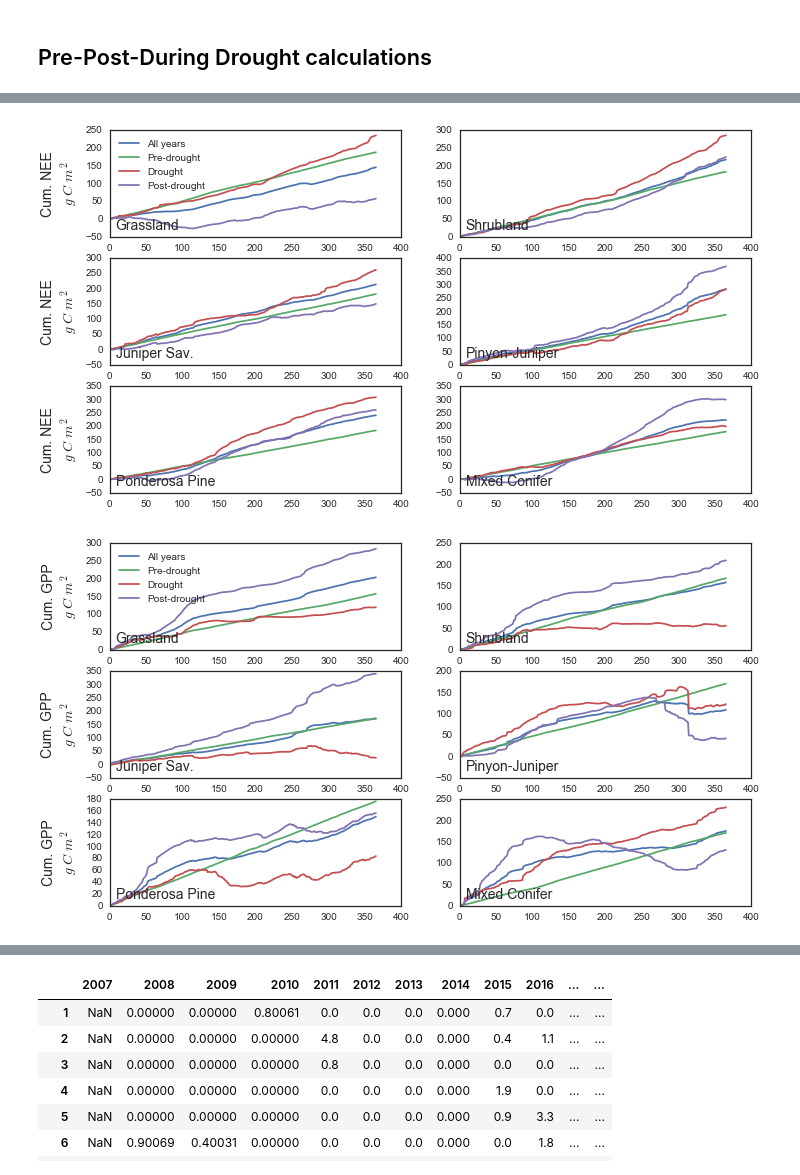
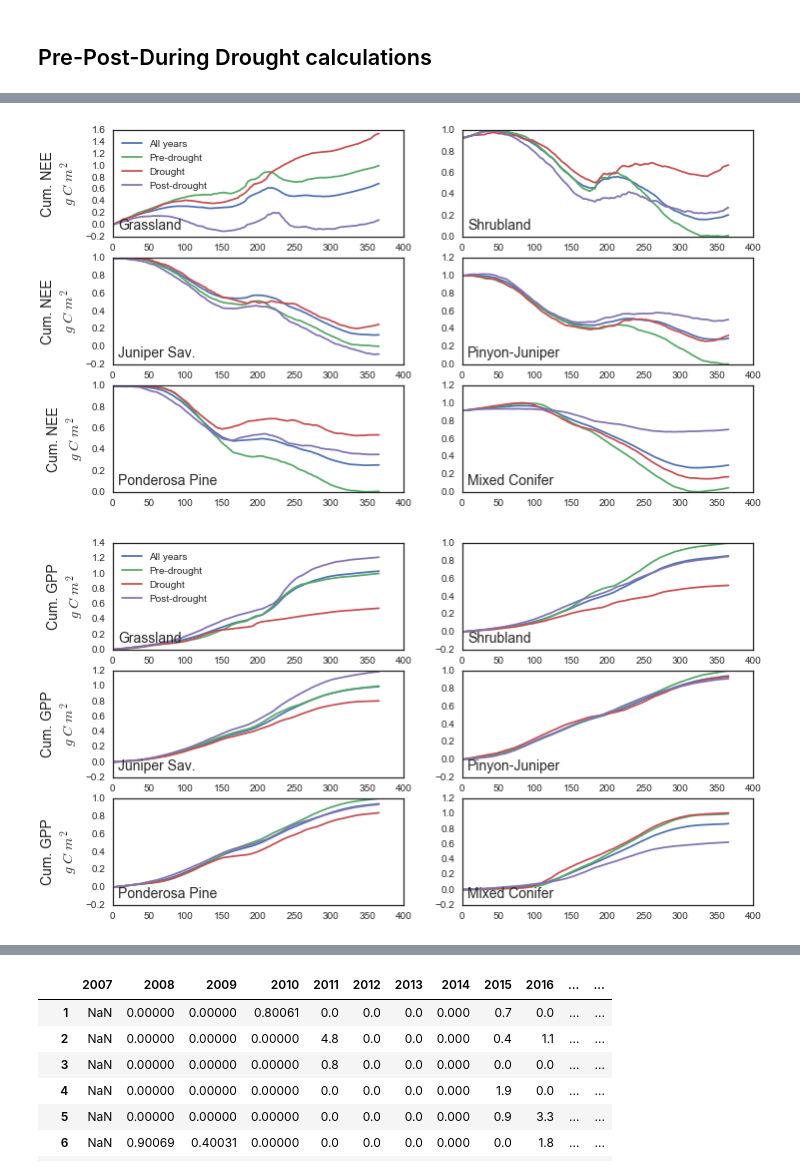
Before and after one commit to alemood/NMEG_miscellany, a Jupyter notebook: jupyter/DroughtYears_analysis.ipynb, the cells around one changed output, grey strips where cells are left out. Cells and saved outputs as stored; diff of their text form; code cells hidden in the pictures.

```diff
--- a/jupyter/DroughtYears_analysis.ipynb
+++ b/jupyter/DroughtYears_analysis.ipynb
@@ -82,13 +82,13 @@ def mod_clim( clim ):
 
 
     # Calculate normalized means wrt predrght
-    clim_min = clim["predrght_mean"].min(axis=0)
-    clim_max = clim["predrght_mean"].max(axis=0)
+    #clim_min = clim["predrght_mean"].min(axis=0)
+    #clim_max = clim["predrght_mean"].max(axis=0)
 
-    clim[' allyr_mean_norm'] = (clim.allyr_mean - clim_min) / (clim_max - clim_min)
-    clim[ 'predrght_mean_norm'] = (clim.predrght_mean - clim_min) / (clim_max - clim_min)
-    clim[ 'drght_mean_norm'] = (clim.drght_mean -  clim_min) / (clim_max - clim_min)
-    clim[ 'postdrght_mean_norm'] = (clim.postdrght_mean - - clim_min) / (clim_max - clim_min)
+    #clim[' allyr_mean_norm'] = (clim.allyr_mean - clim_min) / (clim_max - clim_min)
+    #clim[ 'predrght_mean_norm'] = (clim.predrght_mean - clim_min) / (clim_max - clim_min)
+    #clim[ 'drght_mean_norm'] = (clim.drght_mean -  clim_min) / (clim_max - clim_min)
+    #clim[ 'postdrght_mean_norm'] = (clim.postdrght_mean - - clim_min) / (clim_max - clim_min)
 
     # Calculate anomalies from allyear mean for drought-post-drought
     clim[ 'predrght_mean_anom' ] = clim.predrght_mean - clim.allyr_mean
@@ -563,0 +563,6 @@ NameError: name 'clim' is not defined
+# %%
+prdrghtmin=np.min(np.cumsum(gpp_clim['Seg'].predrght_mean))
+
+prdrghtmax = np.max(np.cumsum(gpp_clim['Seg'].predrght_mean))
+a=((np.cumsum(gpp_clim['Seg'].predrght_mean) ) - prdrghtmin ) / (prdrghtmax - prdrghtmin )
+a
@@ -566,40 +589,44 @@ def plot_cumulative_drought( clim, fig, label, norm=False):
     ax = list();
     for i, site in enumerate(sites):
         if norm:
+            # Get the min and max, or first and last, values of each climatic period
+            prdrghtmin = np.min(np.cumsum(clim[site].predrght_mean))
+            prdrghtmax = np.max(np.cumsum(clim[site].predrght_mean))
+
             # This isn't giving us what we need for cumulative normalized values
             ax.append(fig.add_subplot(len(sites)/2, 2, i+1))
-            plt.plot( clim[site].index,  np.cumsum(clim[site].allyr_mean_norm))
-            plt.plot( clim[site].index,  np.cumsum(clim[site].predrght_mean_norm))
-            plt.plot( clim[site].index,  np.cumsum(clim[site].drght_mean_norm))
-            plt.plot( clim[site].index,  np.cumsum(clim[site].postdrght_mean_norm))
+            plt.plot( clim[site].index,  ((np.cumsum(clim[site].allyr_mean) ) - prdrghtmin ) / (prdrghtmax - prdrghtmin ))
+            plt.plot( clim[site].index,  ((np.cumsum(clim[site].predrght_mean) ) - prdrghtmin ) / (prdrghtmax - prdrghtmin ))
+            plt.plot( clim[site].index,  ((np.cumsum(clim[site].drght_mean) ) - prdrghtmin ) / (prdrghtmax - prdrghtmin ))
+            plt.plot( clim[site].index,  ((np.cumsum(clim[site].postdrght_mean) ) - prdrghtmin ) / (prdrghtmax - prdrghtmin ))
         else:
             ax.append(fig.add_subplot(len(sites)/2, 2, i+1))
             plt.plot( clim[site].index,  np.cumsum(clim[site].allyr_mean))
             plt.plot( clim[site].index,  np.cumsum(clim[site].predrght_mean))
             plt.plot( clim[site].index,  np.cumsum(clim[site].drght_mean))
             plt.plot( clim[site].index,  np.cumsum(clim[site].postdrght_mean))
 
 
         #plt.xlim( xlims )
         plt.text( .02, .07, nmegplt.longnames[site], size=14, transform=ax[i].transAxes )
         if i==0:
             plt.legend(['All years', 'Pre-drought', 'Drought','Post-drought'], loc='upper left')
 
     for i in (0, 2, 4):
             ax[i].set_ylabel('Cum. {0}\n$g\ C\ m^2$'.format(label), fontsize=14)
 
 
 figX = plt.figure(figsize=( 11.5, 6.5 ), dpi=150, facecolor='w', edgecolor='k')
 plot_cumulative_drought( fc_clim, figX, 'NEE',norm=True )
 figX.savefig( fig_path + 'cumulative_drought_NEE' + '.png' )
 
 figY = plt.figure(figsize=( 11.5, 6.5 ), dpi=150, facecolor='w', edgecolor='k')
 plot_cumulative_drought( gpp_clim, figY, 'GPP' ,norm=True)
 figY.savefig( fig_path + 'cumulative_drought_GPP'+ '.png' )
 
 figZ = plt.figure(figsize=( 11.5, 6.5 ), dpi=150, facecolor='w', edgecolor='k')
 plot_cumulative_drought( re_clim, figZ, 'RECO',norm=True )
 figZ.savefig( fig_path + 'cumulative_drought_RECO' + '.png' )
 # %% [output]
-[figure, old version]
+[figure, new version]
-[figure, old version]
+[figure, new version]
```
Also changed, not shown: parts of 6 cells of this notebook.
